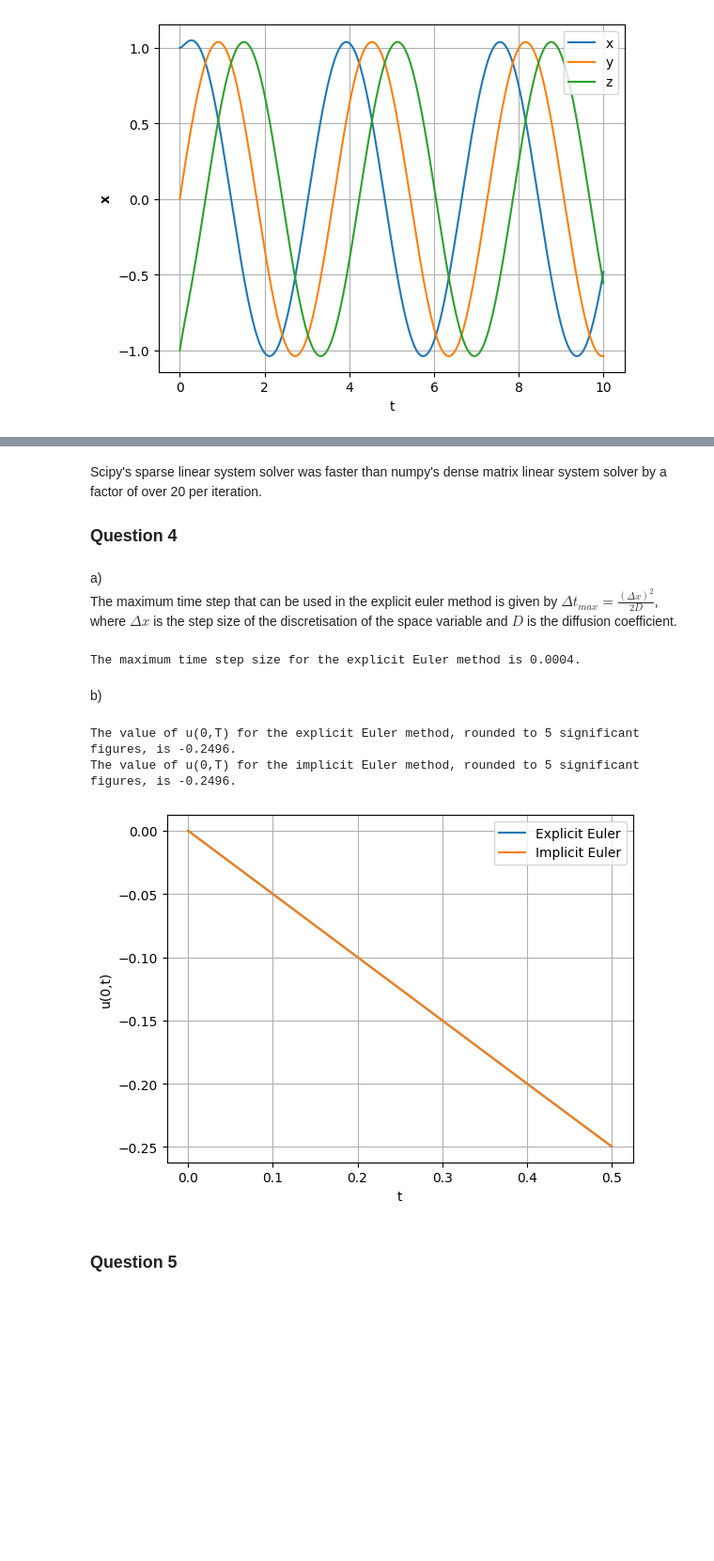
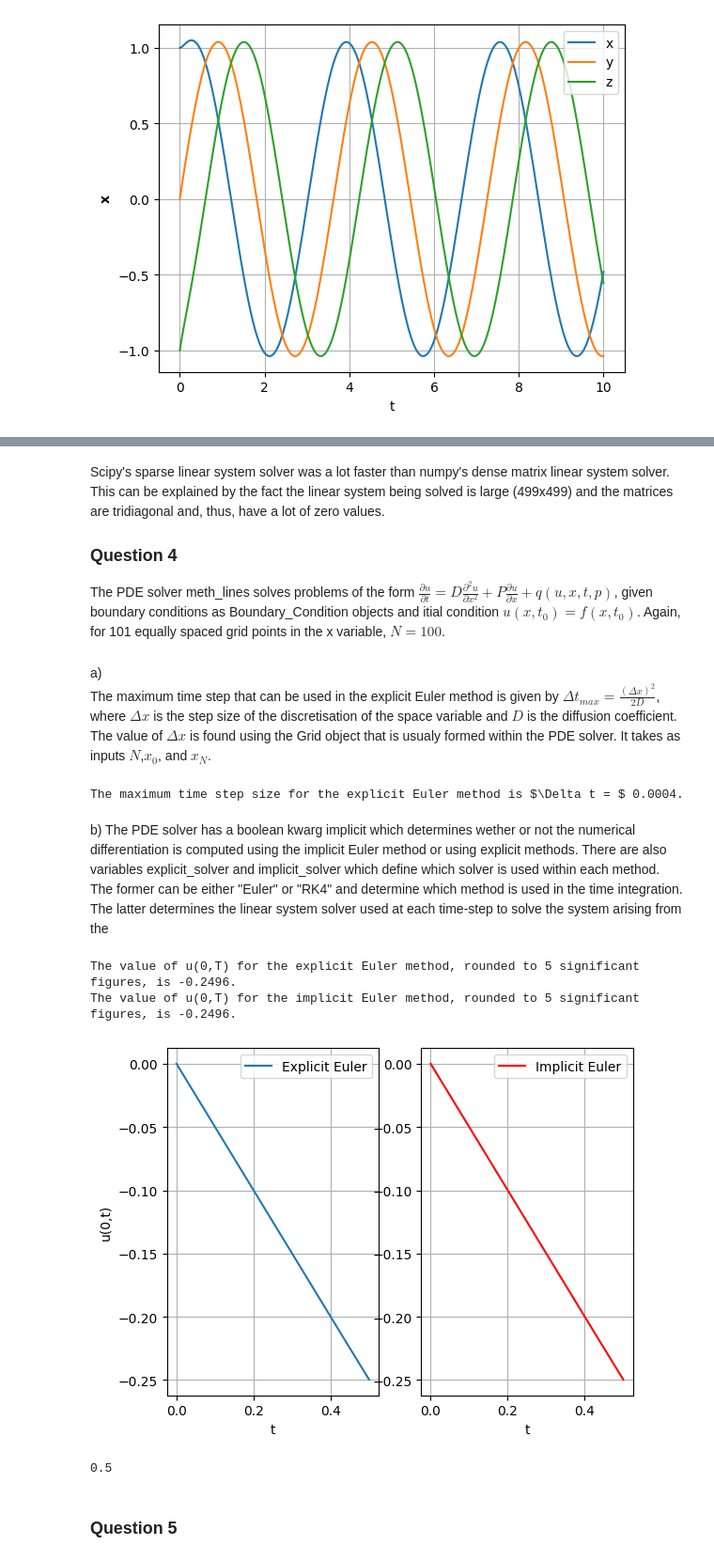
Before and after one commit to barnander/Numerical-Tools-for-Dynamical-Systems, a Jupyter notebook: Coursework.ipynb, the cells around one changed output, grey strips where cells are left out. Shown: that part at 94% size. Drawn from its saved outputs; the diff is of its cells as text; code cells hidden in the pictures; blank space fills up the shorter version.

```diff
--- a/Coursework.ipynb
+++ b/Coursework.ipynb
@@ -120,20 +124,16 @@ a)
 beta = 1
 #initial conditions,
 x0 = np.array([1, 0, -1])
-#time domain,
+#and time domain,
 t0 = 0
 t_f = 10
-#and time increment delta_max.
-delta_max = 1e-2
 
 #Solve the system using the RK4 method
-x, t = solvers.solve_to(hopf, beta, x0, t0, t_f, delta_max, solver = 'RK4')
+x, t = solvers.solve_to(hopf, beta, x0, t0, t_f)
 
 #Plot the time series of x, y and z against t
 plt.figure()
-plt.plot(t, x[0, :], label = 'x')
-plt.plot(t, x[1, :], label = 'y')
-plt.plot(t, x[2, :], label = 'z')
+plt.plot(t, x.T, label = ['x','y','z'])
 plt.xlabel('t')
 plt.ylabel('x', fontweight = 'bold')
 plt.legend()
@@ -216,15 +252,13 @@ a)
 # %%
-#For 51 grid points, we must input N = 50 to the second order solver.
 N=50
-
 #i)
-#We define the value of parameter sig = 0.5,
+#Define the value of parameter sig = 0.5,
 sig = 0.5
 #and use numpy linear solver.
 solver = "np_solve"
 
-#We solve the system using the second order solver.
-u_np,x = solvers.finite_diff(bc_left,bc_right,q,sig,N, D=D,solver = solver)
+#Solve the system using the second order solver.
+u_np,x = solvers.finite_diff(bc_left, bc_right, q, sig, N, D=D, P=P, solver = solver)
 
 #We want to print u(x) at x = 0.
 #As x = 0 is the 25th grid point, we print u_np[25].
@@ -232,11 +266,11 @@ print(f"The value of u(x) at x = {x[25]} for sig = {sig}, to 5 significant figur
 
 
 #ii)
-#We define the value of parameter sig = 0.1,
+#Define the value of parameter sig = 0.1,
 sig = 0.1
 #and use the scipy sparse matrix linear solver.
 solver = "sparse"
-u_sparse,x = solvers.finite_diff(bc_left,bc_right,q,sig,N,D=D, solver = solver)
+u_sparse,x = solvers.finite_diff(bc_left, bc_right, q, sig, N, D=D, solver = solver)
 print(f"The value of u(x) at x = {x[25]} for sig = {sig}, to 5 significant figures, is {round(u_sparse[25],5)}.")
 
 #We plot the solutions u(x) for sig = 0.5 and sig = 0.1.
@@ -297,10 +335,12 @@ Numerical integration using the scipy sparse matrix linear system solver took 1.
 # %% [markdown]
-Scipy's sparse linear system solver was faster than numpy's dense matrix linear system solver by a factor of over 20 per iteration.
+Scipy's sparse linear system solver was a lot faster than numpy's dense matrix linear system solver. This can be explained by the fact the linear system being solved is large (499x499) and the matrices are tridiagonal and, thus, have a lot of zero values.
 
 ### Question 4 ###
+The PDE solver meth_lines solves problems of the form $\frac{\partial u}{\partial t} =  D\frac{\partial^2u}{\partial x^2} + P \frac{\partial u}{\partial x} + q(u,x,t,p)$, given boundary conditions as Boundary_Condition objects and itial condition $u(x,t_0) = f(x,t_0)$. Again, for 101 equally spaced grid points in the x variable, $N=100$.
 # %%
 #Define problem parameters
 D = 0.5
+P=0
 L =2
 t0,T = 0, 0.5
 N = 100
@@ -318,55 +358,63 @@ def f(x,t0):
     return  0.5 * x * (L - x)
 # %% [markdown]
 a)
-The maximum time step that can be used in the explicit euler method is given by $\Delta t_{max} = \frac{(\Delta x)^2}{2D}$, where $\Delta x$ is the step size of the discretisation of the space variable and $D$ is the diffusion coefficient.
+The maximum time step that can be used in the explicit Euler method is given by $\Delta t_{max} = \frac{(\Delta x)^2}{2D}$, where $\Delta x$ is the step size of the discretisation of the space variable and $D$ is the diffusion coefficient. The value of $\Delta x$ is found using the Grid object that is usualy formed within the PDE solver. It takes as inputs $N$,$x_0$, and $x_N$.
 # %%
-#Compute discretisation of space by making a grid object
+#Compute discretisation of space by making a Grid object
 grid = solvers.Grid(N,0,L)
-#find maximum step size that can be used for explicit Euler method
-dt_max = grid.dx**2/(2*D)
+#Extract dx from grid object
+dx = grid.dx
 
-print(f"The maximum time step size for the explicit Euler method is {dt_max}.")
+#Compute maximum step size that can be used for explicit Euler method
+dt_max = dx**2/(2*D)
+print(f"The maximum time step size for the explicit Euler method is$ {dt_max}.")
 # %% [output]
-The maximum time step size for the explicit Euler method is 0.0004.
+The maximum time step size for the explicit Euler method is $\Delta t = $ 0.0004.
 # %% [markdown]
-b)
+b) The PDE solver has a boolean kwarg implicit which determines wether or not the numerical differentiation is computed using the implicit Euler method or using explicit methods. There are also variables explicit_solver and implicit_solver which define which solver is used within each method. The former can be either "Euler" or "RK4" and determine which method is used in the time integration. The latter determines the linear system solver used at each time-step to solve the system arising from the
 # %%
 #i)
 #We define time step size and solver for explicit Euler method
 dt_explicit = 0.5 * dt_max
 explicit_solver = "Euler"
 
-u_explicit,x,t_explicit = solvers.meth_lines(bc_left,bc_right,f,t0,T,q,p = 0,N=N, D = D, dt = dt_explicit,implicit = False,explicit_solver = explicit_solver)
+u_explicit,x,t_explicit = solvers.meth_lines(bc_left, bc_right,f, t0, T, q, p = 0, N=N, D = D, P=P, dt = dt_explicit, implicit = False, explicit_solver = explicit_solver)
 
 #The first dimension of the solution array u_explicit is the spatial dimension,
 #and the second dimension is the time dimension. Thus the value of u(0,T) is u_explicit[0,-1].
 print("The value of u(0,T) for the explicit Euler method, rounded to 5 significant figures, is {0:.4f}. ".format(u_explicit[0,-1]))
 
 
 #ii)
 #We define time step size and solver for implicit Euler method.
 #We use scipy sparse matrix solver to solve the system of equations that arises from
 #the implicit Euler method.
 dt_implicit = 2 * dt_max
 implicit_solver = "sparse"
 #Note that diffusion_solve will employ explicit method iunless implicit_solver is specified.
 
 u_implicit,x,t_implicit = solvers.meth_lines(bc_left,bc_right,f,t0,T,q,p = 0,N=N, D = D, dt = dt_implicit,implicit_solver = implicit_solver)
 print("The value of u(0,T) for the implicit Euler method, rounded to 5 significant figures, is {0:.4f}. ".format(u_implicit[0,-1]))
 
 #Plot u(0,t) against t for both methods
 plt.figure()
+plt.subplot(121)
 plt.plot(t_explicit,u_explicit[0,:], label = "Explicit Euler")
-plt.plot(t_implicit,u_implicit[0,:], label = "Implicit Euler")
 plt.xlabel('t')
 plt.ylabel('u(0,t)')
 plt.legend()
 plt.grid(True)
+plt.subplot(122)
+plt.plot(t_implicit,u_implicit[0,:],color = 'r', label = "Implicit Euler")
+plt.xlabel('t')
+plt.legend()
+plt.grid(True)
 plt.show()
 # %% [output]
 The value of u(0,T) for the explicit Euler method, rounded to 5 significant figures, is -0.2496.
 The value of u(0,T) for the implicit Euler method, rounded to 5 significant figures, is -0.2496.
-[figure, old version]
+[figure, new version]
+0.5
 # %% [markdown]
 ### Question 5 ###
 # %%
```
Also changed, not shown: parts of 29 cells of this notebook, 1 other file.
